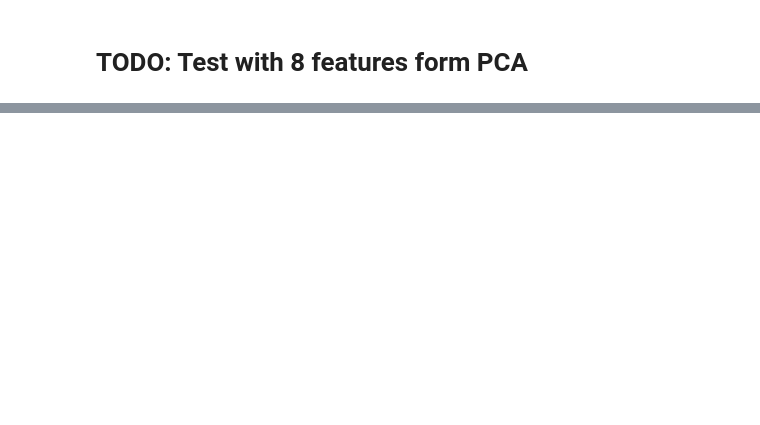
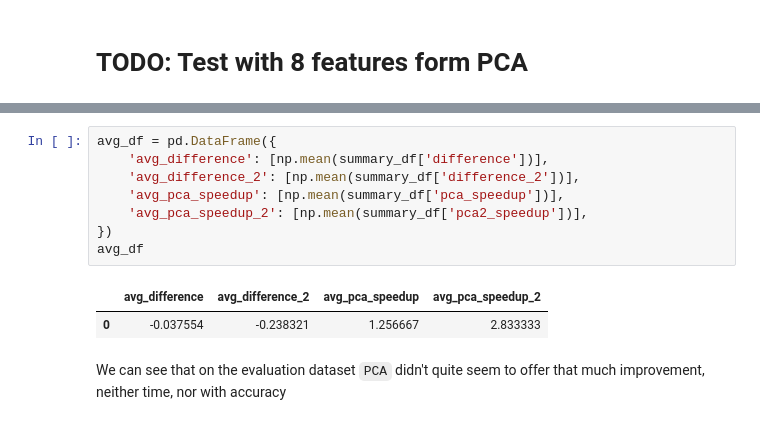
Before and after one commit to merzouka/bds.ml, a Jupyter notebook: preprocess/preprocess.ipynb, the cells around one changed output, grey strips where cells are left out. Saved outputs shown, nothing was run; the diff lists cells and outputs as text; blank space fills up the shorter version.

```diff
--- a/preprocess/preprocess.ipynb
+++ b/preprocess/preprocess.ipynb
@@ -383,0 +452,13 @@ results_df
+# %%
+avg_df = pd.DataFrame({
+    'avg_difference': [np.mean(summary_df['difference'])],
+    'avg_difference_2': [np.mean(summary_df['difference_2'])],
+    'avg_pca_speedup': [np.mean(summary_df['pca_speedup'])],
+    'avg_pca_speedup_2': [np.mean(summary_df['pca2_speedup'])],
+})
+avg_df
+# %% [output]
+|  | avg_difference | avg_difference_2 | avg_pca_speedup | avg_pca_speedup_2 |
+| 0 | -0.037554 | -0.238321 | 1.256667 | 2.833333 |
+# %% [markdown]
+We can see that on the evaluation dataset `PCA` didn't quite seem to offer that much improvement, neither time, nor with accuracy
```
Also changed, not shown: parts of 5 cells of this notebook.
